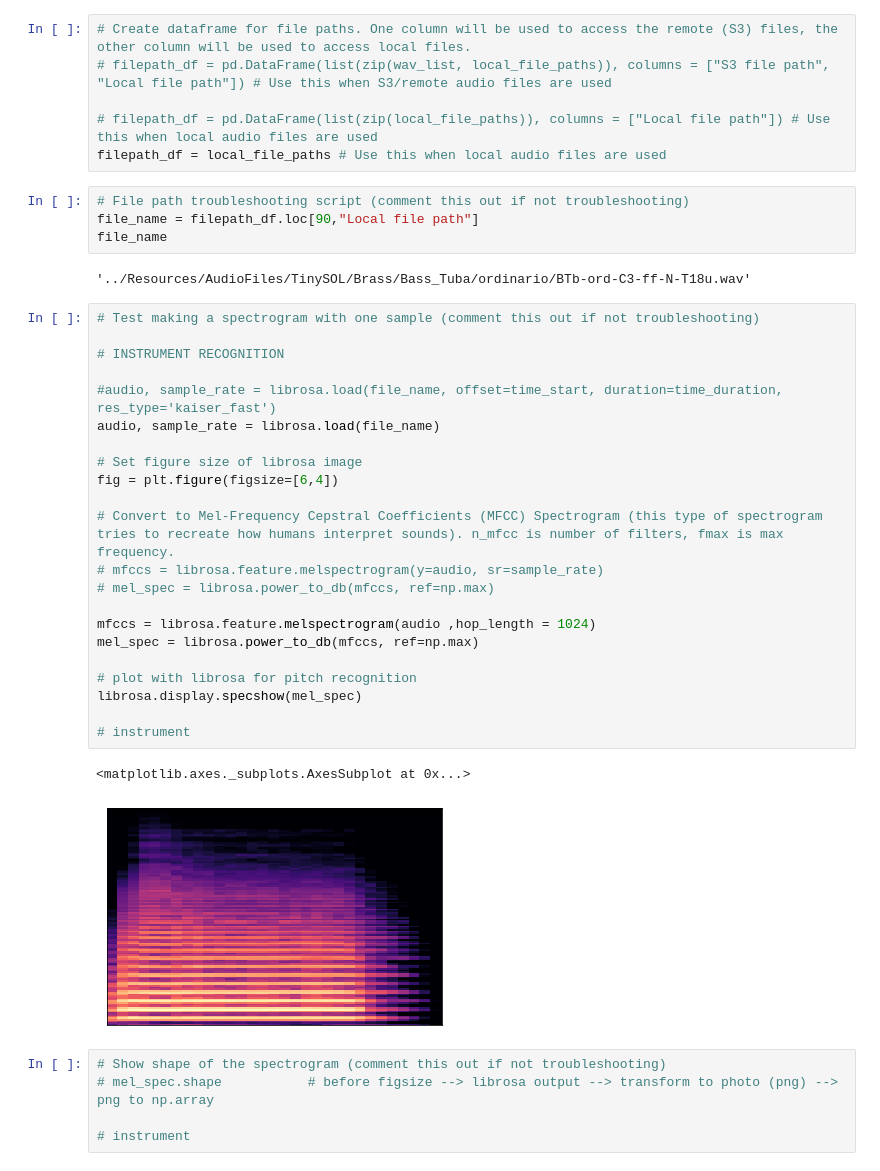
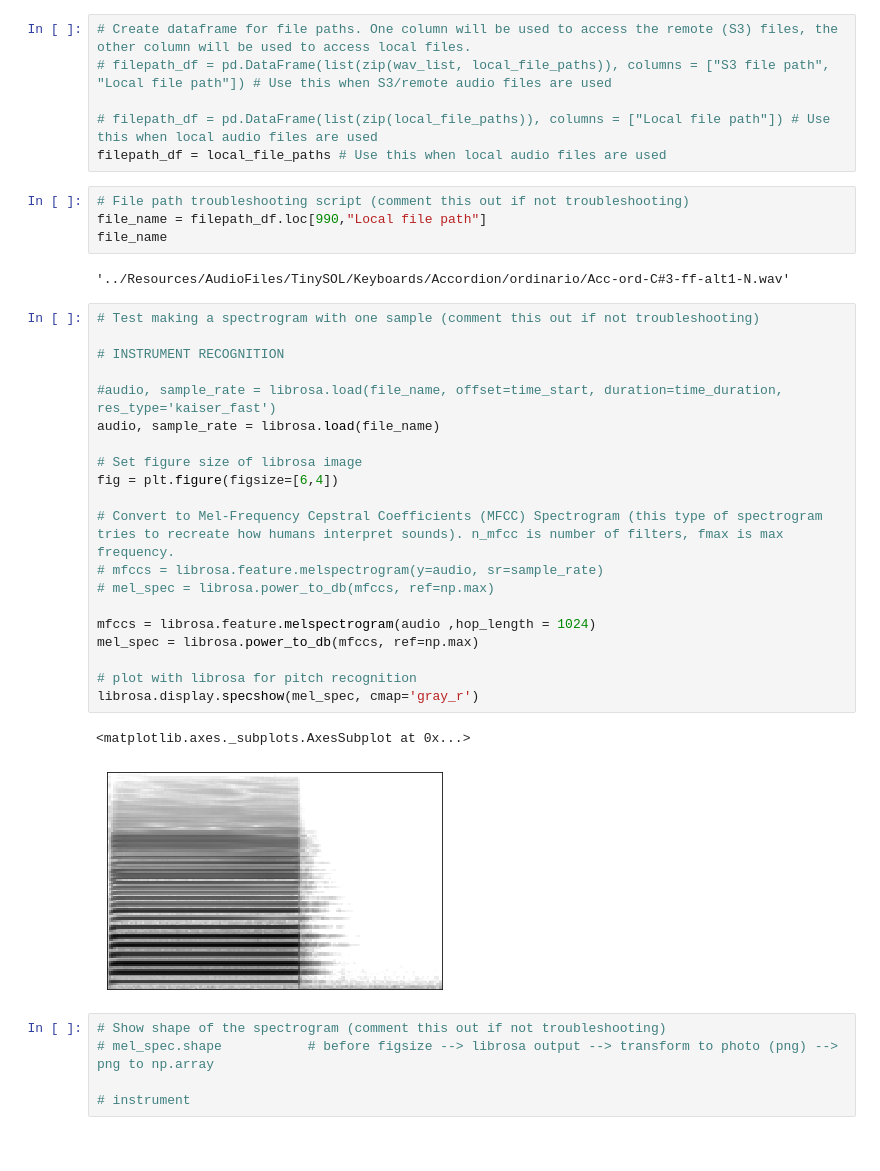
Before and after one commit to susiexia/AI_Music, a Jupyter notebook: Code/ETL_Francis_Susie.ipynb, the cells around one changed output. Saved outputs shown, nothing was run; the diff lists cells and outputs as text.

```diff
--- a/Code/ETL_Francis_Susie.ipynb
+++ b/Code/ETL_Francis_Susie.ipynb
@@ -122,34 +122,33 @@ local_file_paths = pd.read_csv('../Data/paths_only.csv', names=['Local file path
 filepath_df = local_file_paths # Use this when local audio files are used
 # %%
 # File path troubleshooting script (comment this out if not troubleshooting)
-file_name = filepath_df.loc[90,"Local file path"]
+file_name = filepath_df.loc[990,"Local file path"]
 file_name
 # %% [output]
-'../Resources/AudioFiles/TinySOL/Brass/Bass_Tuba/ordinario/BTb-ord-C3-ff-N-T18u.wav'
+'../Resources/AudioFiles/TinySOL/Keyboards/Accordion/ordinario/Acc-ord-C#3-ff-alt1-N.wav'
 # %%
 # Test making a spectrogram with one sample (comment this out if not troubleshooting)
 
 # INSTRUMENT RECOGNITION
 
 #audio, sample_rate = librosa.load(file_name, offset=time_start, duration=time_duration, res_type='kaiser_fast')
 audio, sample_rate = librosa.load(file_name)
 
 # Set figure size of librosa image
 fig = plt.figure(figsize=[6,4])
 
 # Convert to Mel-Frequency Cepstral Coefficients (MFCC) Spectrogram (this type of spectrogram tries to recreate how humans interpret sounds). n_mfcc is number of filters, fmax is max frequency.
 # mfccs = librosa.feature.melspectrogram(y=audio, sr=sample_rate)
 # mel_spec = librosa.power_to_db(mfccs, ref=np.max)
 
 mfccs = librosa.feature.melspectrogram(audio ,hop_length = 1024)
 mel_spec = librosa.power_to_db(mfccs, ref=np.max)
 
 # plot with librosa for pitch recognition
-librosa.display.specshow(mel_spec)
-                                                                                                # instrument
+librosa.display.specshow(mel_spec, cmap='gray_r')
 # %% [output]
 <matplotlib.axes._subplots.AxesSubplot at 0x...>
-[figure, old version]
+[figure, new version]
 # %%
 # Show shape of the spectrogram (comment this out if not troubleshooting)
 # mel_spec.shape           # before figsize --> librosa output --> transform to photo (png) --> png to np.array
```
Also changed, not shown: 2 other files.
